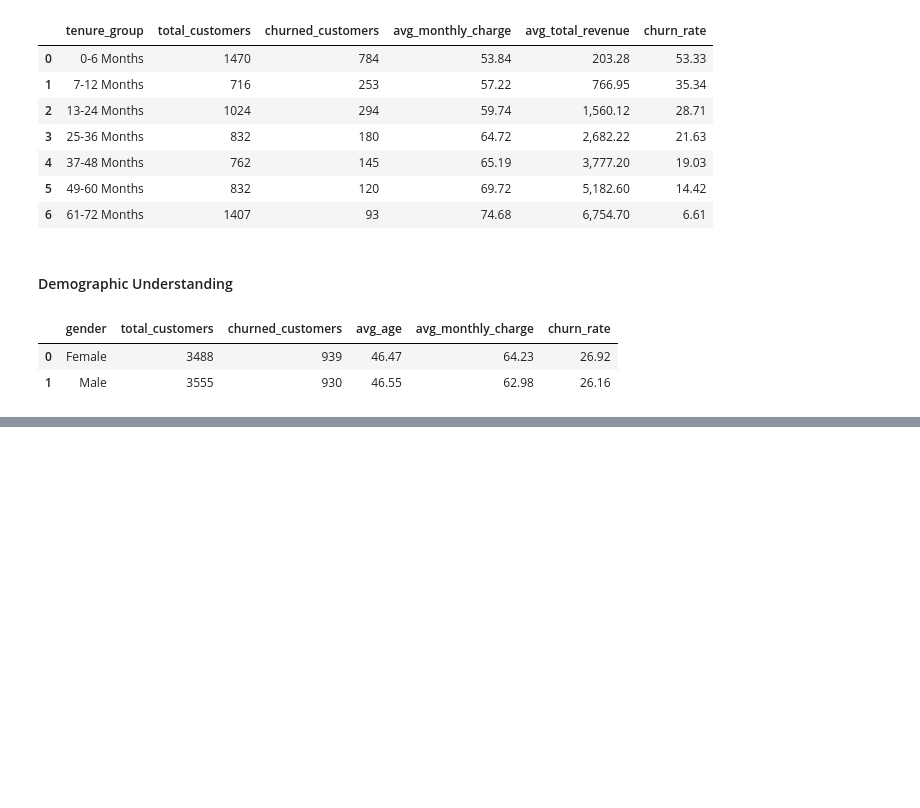
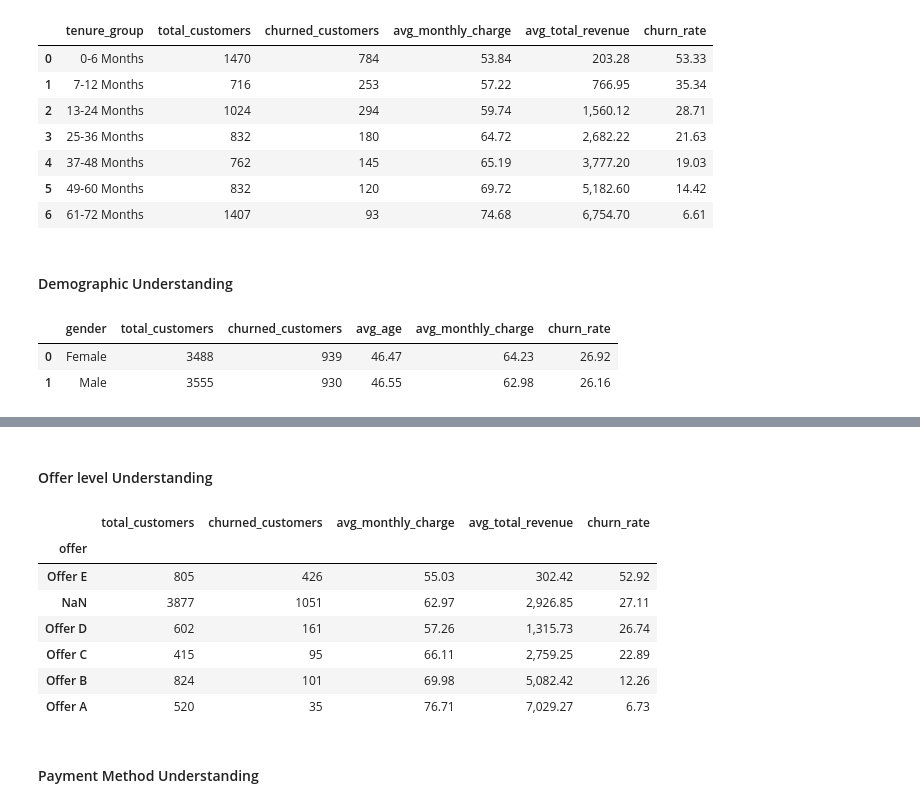
Before and after one commit to Meemansha-spec/EDA-with-Pandas, a Jupyter notebook: Churn_data_Understanding.ipynb, the cells around one changed output, grey strips where cells are left out. Drawn from its saved outputs; the diff is of its cells as text; code cells hidden in the pictures; blank space fills up the shorter version.

```diff
--- a/Churn_data_Understanding.ipynb
+++ b/Churn_data_Understanding.ipynb
@@ -583,0 +590,38 @@ age_by_status
+# %% [markdown]
+#### Offer level Understanding
+# %%
+# Churn by Offer
+
+offer_churn_summary = (
+    telecom.groupby("offer", dropna=False)
+    .agg(
+        total_customers=("customer_id", "count"),
+        churned_customers=("customer_status", lambda x: (x == "Churned").sum()),
+        avg_monthly_charge=("monthly_charge", "mean"),
+        avg_total_revenue=("total_revenue", "mean")
+    )
+)
+
+offer_churn_summary["churn_rate"] = (
+    offer_churn_summary["churned_customers"]
+    / offer_churn_summary["total_customers"]
+    * 100
+).round(2)
+
+offer_churn_summary = offer_churn_summary.sort_values(
+    by="churn_rate",
+    ascending=False
+)
+
+offer_churn_summary
+# %% [output]
+|  | total_customers | churned_customers | avg_monthly_charge | avg_total_revenue | churn_rate |
+| offer |  |  |  |  |  |
+| Offer E | 805 | 426 | 55.03 | 302.42 | 52.92 |
+| NaN | 3877 | 1051 | 62.97 | 2,926.85 | 27.11 |
+| Offer D | 602 | 161 | 57.26 | 1,315.73 | 26.74 |
+| Offer C | 415 | 95 | 66.11 | 2,759.25 | 22.89 |
+| Offer B | 824 | 101 | 69.98 | 5,082.42 | 12.26 |
+| Offer A | 520 | 35 | 76.71 | 7,029.27 | 6.73 |
+# %% [markdown]
+#### Payment Method Understanding
```
Also changed, not shown: parts of 13 cells of this notebook.
